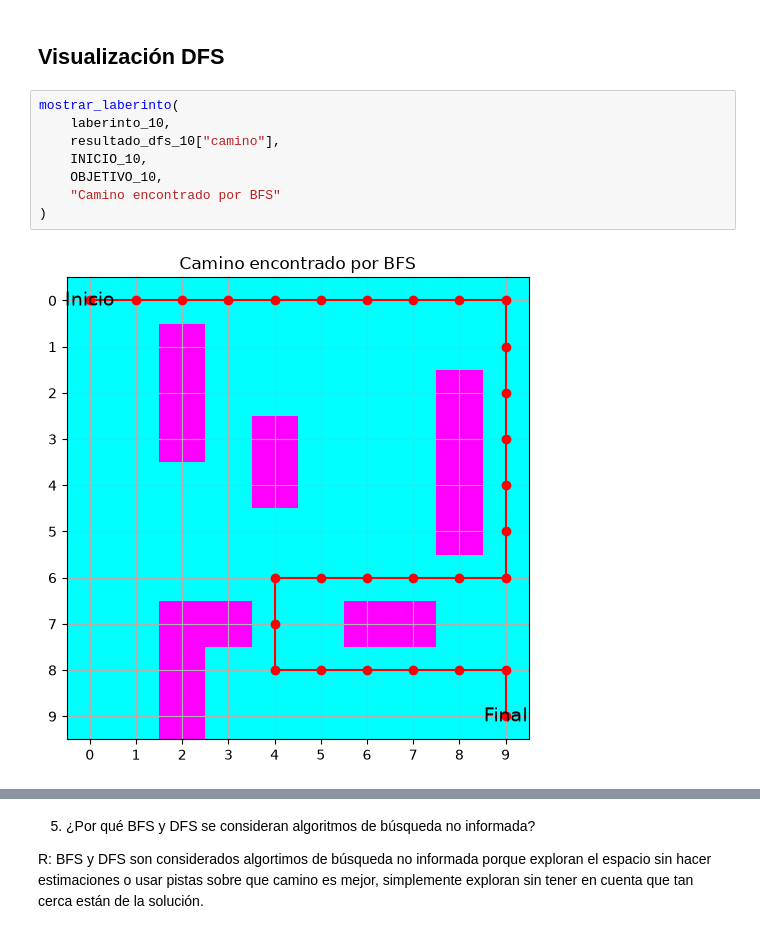
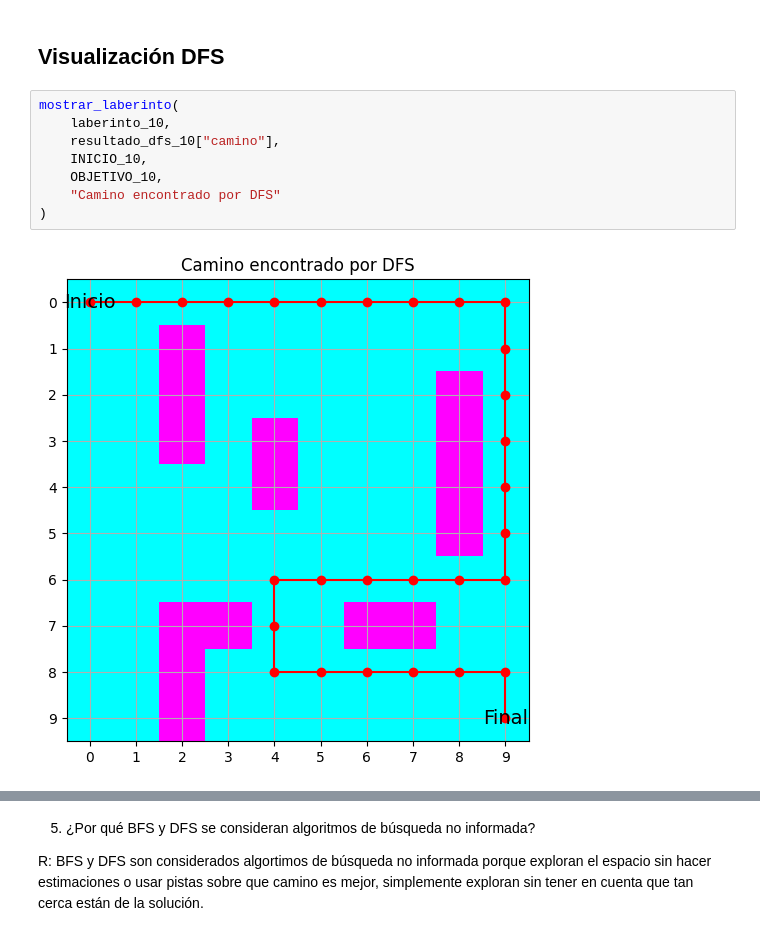
Before and after one commit to JaimeCardona06/IA-Corte1-Busquedas, a Jupyter notebook: notebooks/01_busqueda_no_informada_bfs_dfs.ipynb, the cells around one changed output, grey strips where cells are left out. Cells and saved outputs as stored; diff of their text form.

```diff
--- a/notebooks/01_busqueda_no_informada_bfs_dfs.ipynb
+++ b/notebooks/01_busqueda_no_informada_bfs_dfs.ipynb
@@ -1010,10 +1009,10 @@ mostrar_laberinto(
 # %%
 mostrar_laberinto(
     laberinto_10,
     resultado_dfs_10["camino"],
     INICIO_10,
     OBJETIVO_10,
-    "Camino encontrado por BFS"
+    "Camino encontrado por DFS"
 )
 # %% [output]
-[figure, old version]
+[figure, new version]
```
Also changed, not shown: parts of 11 cells of this notebook, 4 other files.
